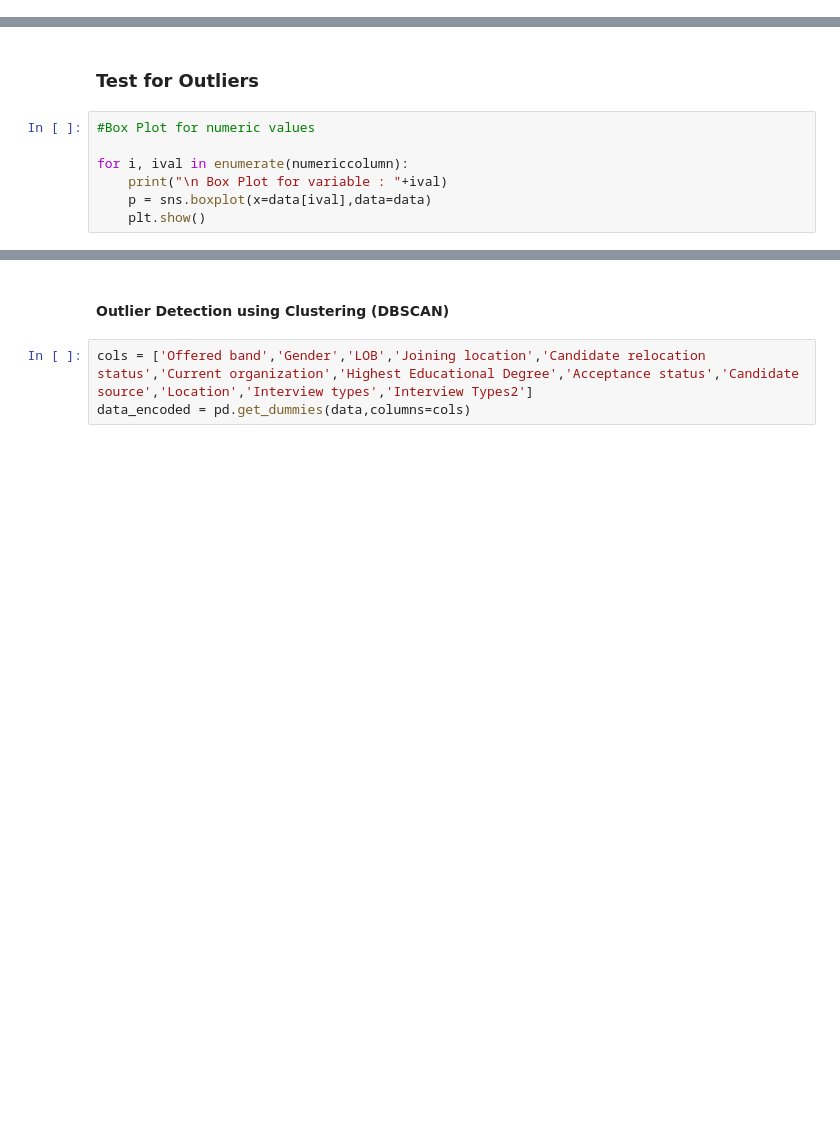
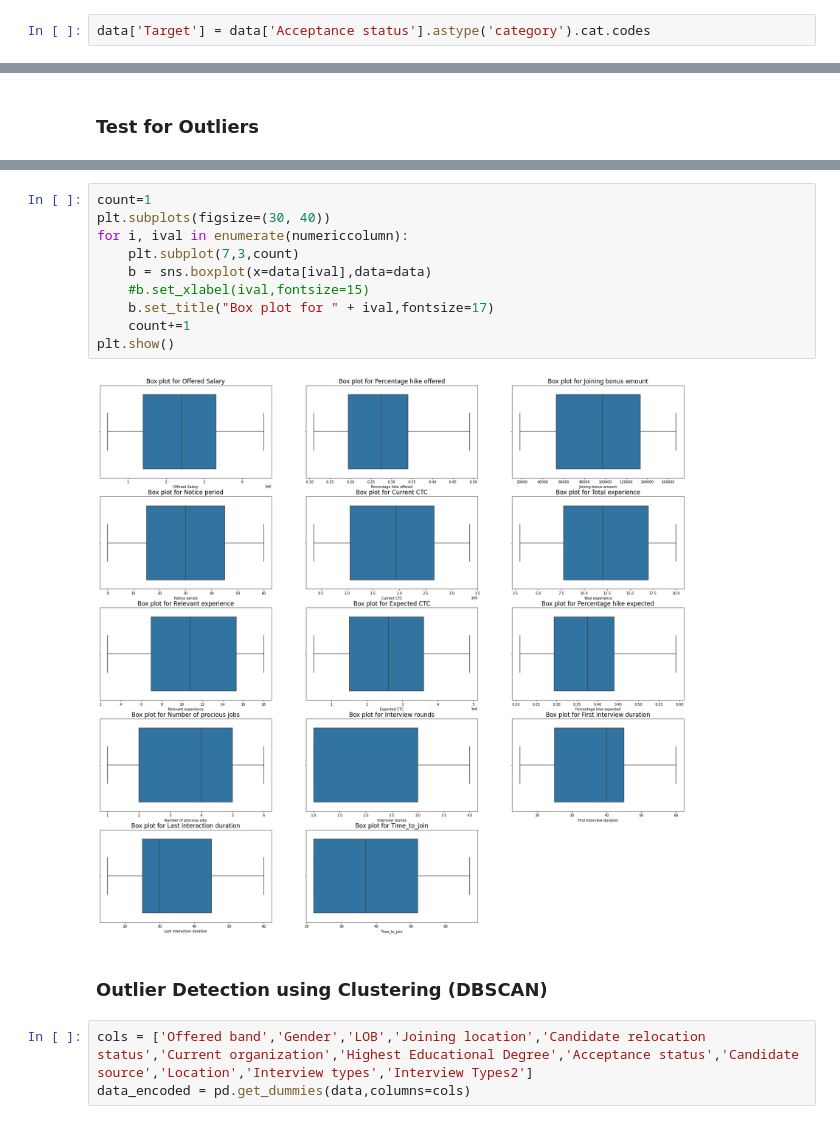
Before and after one commit to karunyads/MiniProject-FE, a Jupyter notebook: FE_PROJECT1_06.ipynb, the cells around one changed output, grey strips where cells are left out. Saved outputs shown, nothing was run; the diff lists cells and outputs as text; blank space fills up the shorter version.

```diff
--- a/FE_PROJECT1_06.ipynb
+++ b/FE_PROJECT1_06.ipynb
@@ -350,3 +312,5 @@ crosscolumn
+# %%
+data['Target'] = data['Acceptance status'].astype('category').cat.codes
 # %% [markdown]
 ### Dependent variable
 # %%
@@ -385,10 +349,3 @@ array([[<AxesSubplot:title={'center':'Offered Salary'}>,
 [figure]
 # %% [markdown]
 ### Test for Outliers
-# %%
-#Box Plot for numeric values
-
-for i, ival in enumerate(numericcolumn):
-    print("\n Box Plot for variable : "+ival)
-    p = sns.boxplot(x=data[ival],data=data)
-    plt.show()
@@ -409,5 +357,17 @@ for i, ival in enumerate(numericcolumn):
+# %%
+count=1
+plt.subplots(figsize=(30, 40))
+for i, ival in enumerate(numericcolumn):
+    plt.subplot(7,3,count)
+    b = sns.boxplot(x=data[ival],data=data)
+    #b.set_xlabel(ival,fontsize=15)
+    b.set_title("Box plot for " + ival,fontsize=17)
+    count+=1
+plt.show()
+# %% [output]
+[figure, added]
 # %% [markdown]
-#### Outlier Detection using Clustering (DBSCAN)
+### Outlier Detection using Clustering (DBSCAN)
 # %%
 cols = ['Offered band','Gender','LOB','Joining location','Candidate relocation status','Current organization','Highest Educational Degree','Acceptance status','Candidate source','Location','Interview types','Interview Types2']
 data_encoded = pd.get_dummies(data,columns=cols)
```
Also changed, not shown: parts of 41 cells of this notebook.
